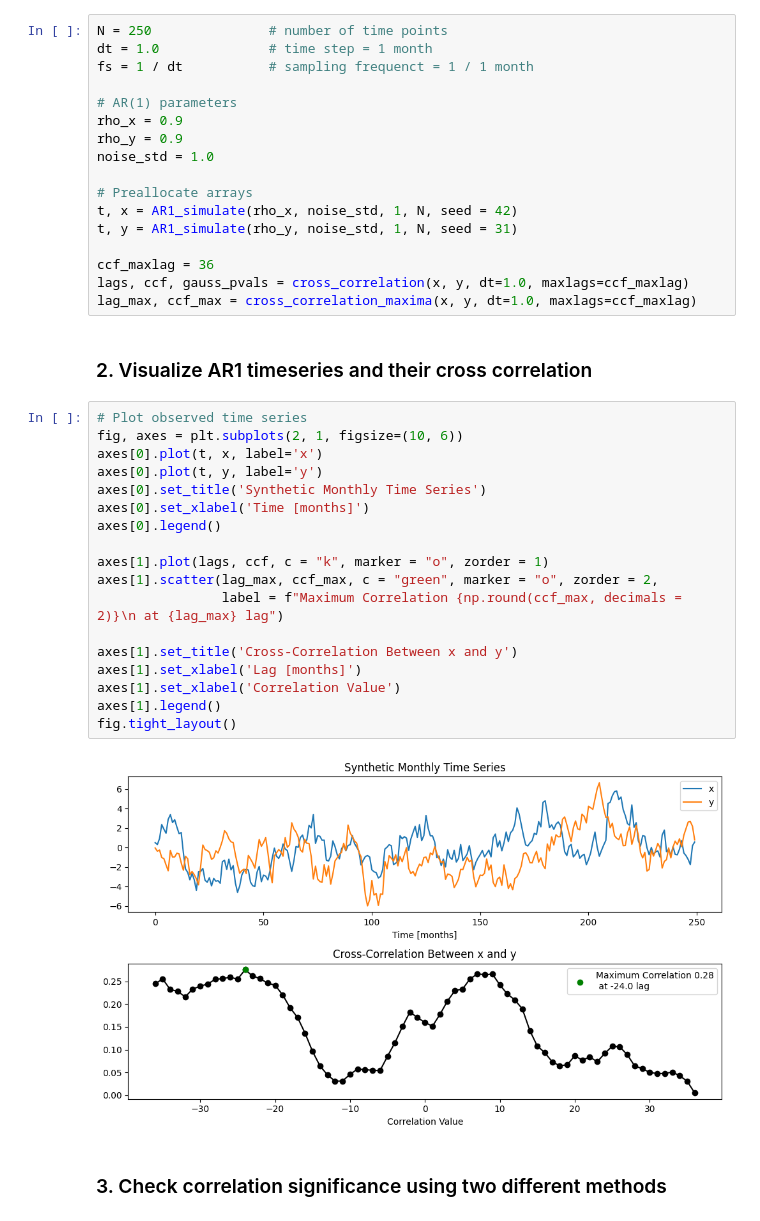
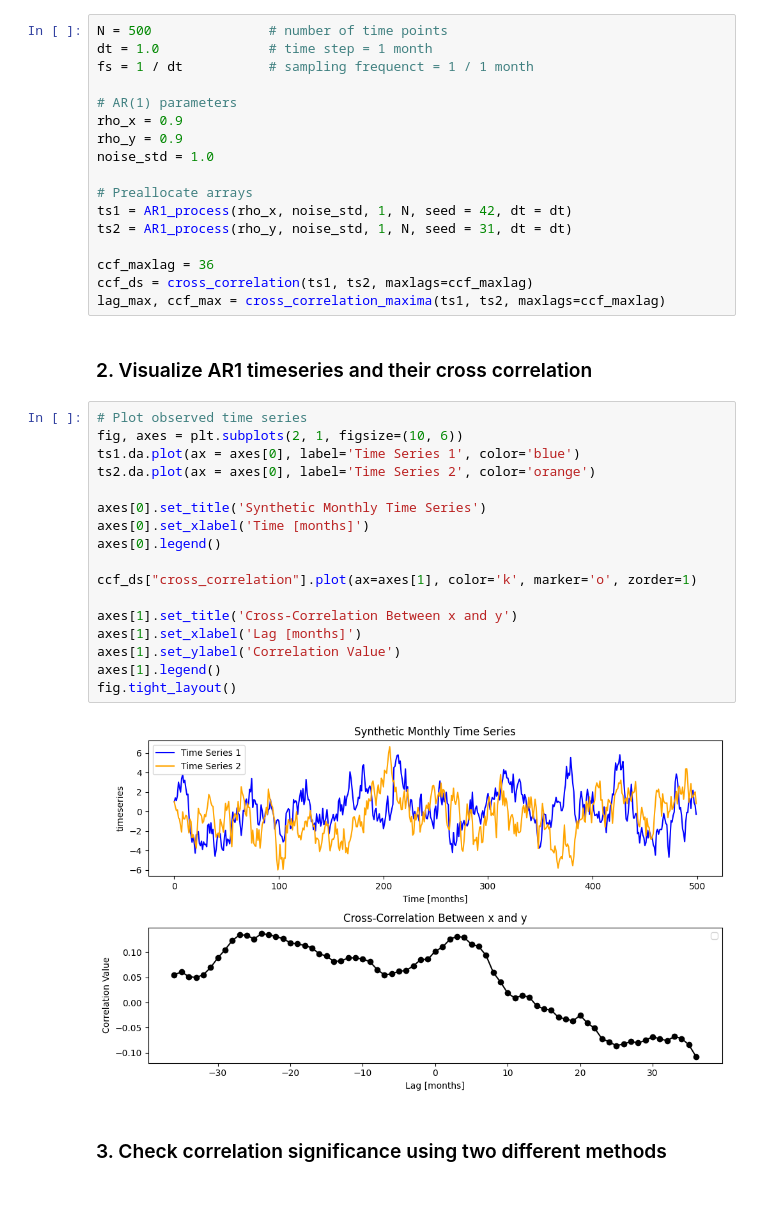
Before and after one commit to anthony-meza/PhaseScrambledCorrelations, a Jupyter notebook: notebooks/AR1_example.ipynb, the cells around one changed output. Cells and saved outputs as stored; diff of their text form.

```diff
--- a/notebooks/AR1_example.ipynb
+++ b/notebooks/AR1_example.ipynb
@@ -5,7 +5,7 @@ from phase_scrambled_corr import *
 # %% [markdown]
 ### 1. Generate AR1 timeseries. These are randomly generated and so they shouldn't be significantly correlated
 # %%
-N = 250               # number of time points
+N = 500               # number of time points
 dt = 1.0              # time step = 1 month
 fs = 1 / dt           # sampling frequenct = 1 / 1 month
 
@@ -15,34 +15,33 @@ rho_y = 0.9
 noise_std = 1.0
 
 # Preallocate arrays
-t, x = AR1_simulate(rho_x, noise_std, 1, N, seed = 42)
-t, y = AR1_simulate(rho_y, noise_std, 1, N, seed = 31)
+ts1 = AR1_process(rho_x, noise_std, 1, N, seed = 42, dt = dt)
+ts2 = AR1_process(rho_y, noise_std, 1, N, seed = 31, dt = dt)
 
 ccf_maxlag = 36
-lags, ccf, gauss_pvals = cross_correlation(x, y, dt=1.0, maxlags=ccf_maxlag)
-lag_max, ccf_max = cross_correlation_maxima(x, y, dt=1.0, maxlags=ccf_maxlag)
+ccf_ds = cross_correlation(ts1, ts2, maxlags=ccf_maxlag)
+lag_max, ccf_max = cross_correlation_maxima(ts1, ts2, maxlags=ccf_maxlag)
 # %% [markdown]
 ### 2. Visualize AR1 timeseries and their cross correlation
 # %%
 # Plot observed time series
 fig, axes = plt.subplots(2, 1, figsize=(10, 6))
-axes[0].plot(t, x, label='x')
-axes[0].plot(t, y, label='y')
+ts1.da.plot(ax = axes[0], label='Time Series 1', color='blue')
+ts2.da.plot(ax = axes[0], label='Time Series 2', color='orange')
+
 axes[0].set_title('Synthetic Monthly Time Series')
 axes[0].set_xlabel('Time [months]')
 axes[0].legend()
 
-axes[1].plot(lags, ccf, c = "k", marker = "o", zorder = 1)
-axes[1].scatter(lag_max, ccf_max, c = "green", marker = "o", zorder = 2,
-                label = f"Maximum Correlation {np.round(ccf_max, decimals = 2)}\n at {lag_max} lag")
+ccf_ds["cross_correlation"].plot(ax=axes[1], color='k', marker='o', zorder=1)
 
 axes[1].set_title('Cross-Correlation Between x and y')
 axes[1].set_xlabel('Lag [months]')
-axes[1].set_xlabel('Correlation Value')
+axes[1].set_ylabel('Correlation Value')
 axes[1].legend()
 fig.tight_layout()
 # %% [output]
-[figure, old version]
+[figure, new version]
 # %% [markdown]
 ### 3. Check correlation significance using two different methods
 # %%
```
Also changed, not shown: parts of 3 cells of this notebook, 16 other files.
